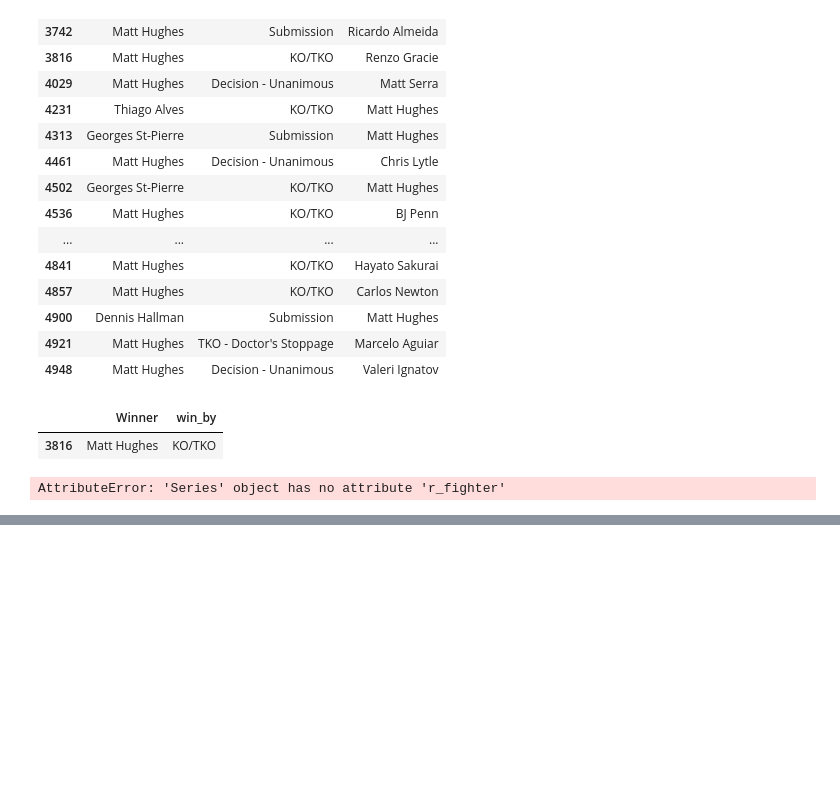
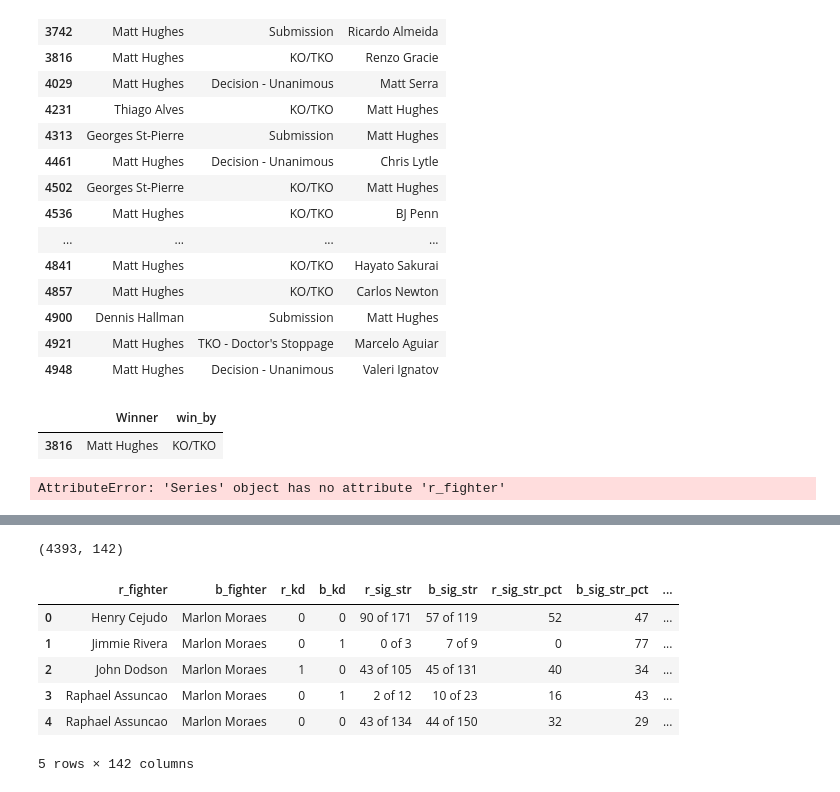
Before and after one commit to pauljabernathy/demo, a Jupyter notebook: exploratory.ipynb, the cells around one changed output, grey strips where cells are left out. Saved outputs shown, nothing was run; the diff lists cells and outputs as text; code cells hidden in the pictures; blank space fills up the shorter version.

```diff
--- a/exploratory.ipynb
+++ b/exploratory.ipynb
@@ -679,0 +539,15 @@ composite_column_roots = ['sig_str']
+# %%
+fights = fighters_cleanser.load_cleanse_and_merge(constants.DEFAULT_FIGHTERS_FILE_NAME, constants.DEFAULT_FIGHTS_FILE_NAME)
+fights.shape
+# %% [output]
+(4393, 142)
+# %%
+fights.head()
+# %% [output]
+|  | r_fighter | b_fighter | r_kd | b_kd | r_sig_str | b_sig_str | r_sig_str_pct | b_sig_str_pct | ... |
+| 0 | Henry Cejudo | Marlon Moraes | 0 | 0 | 90 of 171 | 57 of 119 | 52 | 47 | ... |
+| 1 | Jimmie Rivera | Marlon Moraes | 0 | 1 | 0 of 3 | 7 of 9 | 0 | 77 | ... |
+| 2 | John Dodson | Marlon Moraes | 1 | 0 | 43 of 105 | 45 of 131 | 40 | 34 | ... |
+| 3 | Raphael Assuncao | Marlon Moraes | 0 | 1 | 2 of 12 | 10 of 23 | 16 | 43 | ... |
+| 4 | Raphael Assuncao | Marlon Moraes | 0 | 0 | 43 of 134 | 44 of 150 | 32 | 29 | ... |
+5 rows × 142 columns
```
Also changed, not shown: parts of 133 cells of this notebook, 20 other files.
